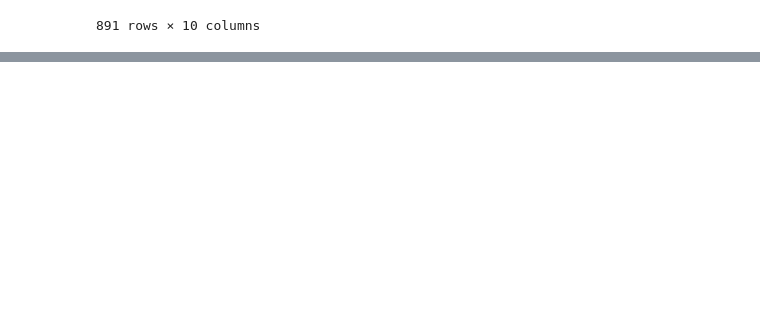
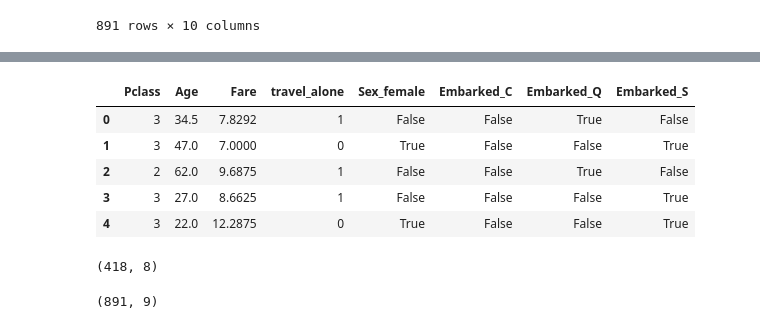
Before and after one commit to YuliiaChorna1/DataScience-04.1-Classification-LogisticRegression-Multiclass, a Jupyter notebook: 4.1_my_titanic_practice.ipynb, the cells around one changed output, grey strips where cells are left out. Cells and saved outputs as stored; diff of their text form; code cells hidden in the pictures; blank space fills up the shorter version.

```diff
--- a/4.1_my_titanic_practice.ipynb
+++ b/4.1_my_titanic_practice.ipynb
@@ -130,0 +142,2 @@ train_data
+# %%
+train_data = train_data.drop(["SibSp", "Parch"], axis=1)
@@ -130,0 +146,2 @@ train_data
+# %%
+test_data = test.copy()
@@ -130,0 +168,26 @@ train_data
+# %%
+test_data["Age"] = test_data["Age"].fillna(train_data["Age"].median(skipna=True))
+test_data["Fare"] = test_data["Fare"].fillna(train_data["Fare"].median())
+
+test_data = test_data.drop("Cabin", axis=1)
+test_data["travel_alone"] = np.where((test_data["SibSp"] + test_data["Parch"]) > 0, 0, 1)
+
+test_data = pd.get_dummies(test_data, columns=["Sex", "Embarked"])
+test_data = test_data.drop(["SibSp", "Parch", "PassengerId", "Name", "Ticket", "Sex_male"], axis=1)
+
+test_data.head()
+# %% [output]
+|  | Pclass | Age | Fare | travel_alone | Sex_female | Embarked_C | Embarked_Q | Embarked_S |
+| 0 | 3 | 34.5 | 7.8292 | 1 | False | False | True | False |
+| 1 | 3 | 47.0 | 7.0000 | 0 | True | False | False | True |
+| 2 | 2 | 62.0 | 9.6875 | 1 | False | False | True | False |
+| 3 | 3 | 27.0 | 8.6625 | 1 | False | False | False | True |
+| 4 | 3 | 22.0 | 12.2875 | 0 | True | False | False | True |
+# %%
+test_data.shape
+# %% [output]
+(418, 8)
+# %%
+final_train.shape
+# %% [output]
+(891, 9)
```
Also changed, not shown: parts of 15 cells of this notebook, 1 other file.
